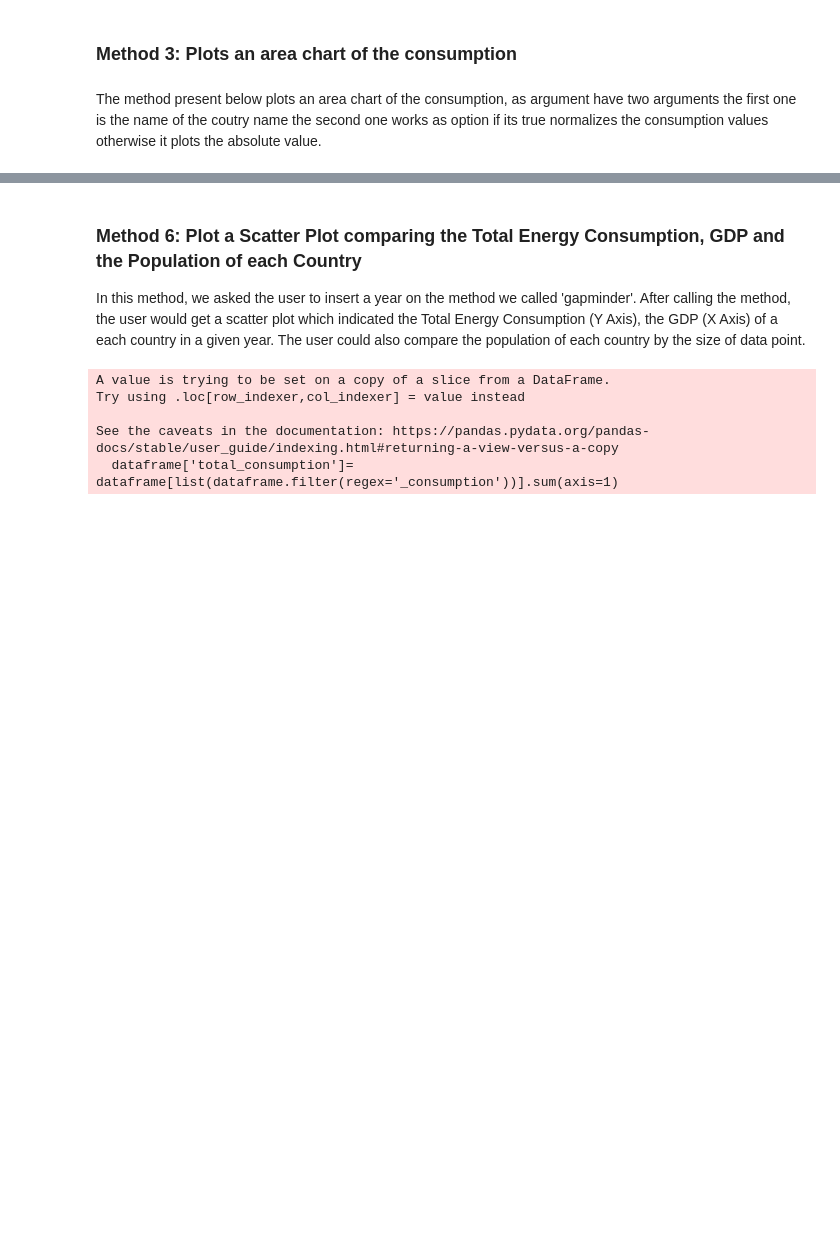
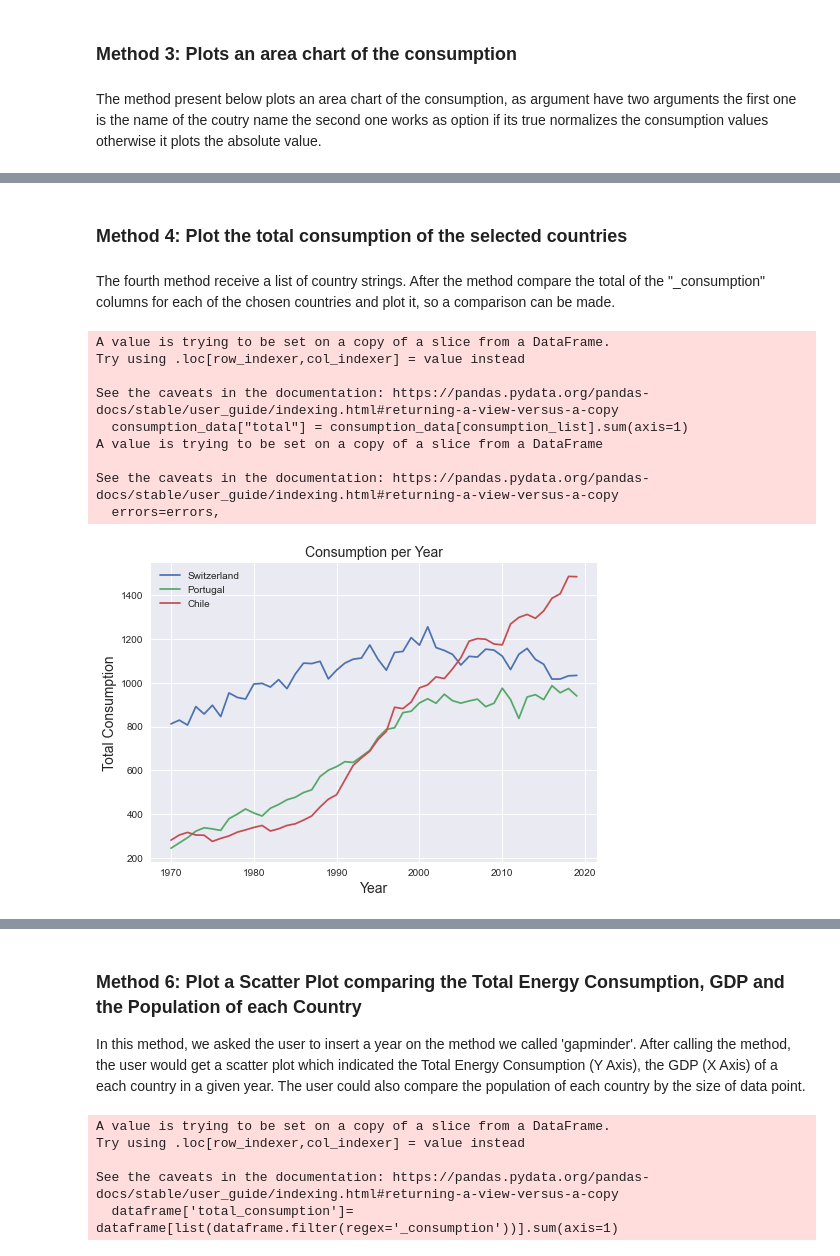
Before and after one commit to SouzaWander/Group_17, a Jupyter notebook: Notebook_Part.ipynb, the cells around one changed output, grey strips where cells are left out. Cells and saved outputs as stored; diff of their text form; code cells hidden in the pictures; blank space fills up the shorter version.

Commit message:
Adjusted the 4th method in energy_analysis.py and added method 4 and 5 to the notebook

```diff
--- a/Notebook_Part.ipynb
+++ b/Notebook_Part.ipynb
@@ -71,0 +72,17 @@ See the caveats in the documentation: https://pandas.pydata.org/pandas-docs/stab
+# %% [markdown]
+### Method 4: Plot the total consumption of the selected countries
+# %% [markdown]
+The fourth method receive a list of country strings. After the method compare the total of the "_consumption" columns for each of the chosen countries and plot it, so a comparison can be made.
+# %%
+object.consumption_country(["Switzerland", "Portugal", "Chile"])
+# %% [output]
+A value is trying to be set on a copy of a slice from a DataFrame.
+Try using .loc[row_indexer,col_indexer] = value instead
+
+See the caveats in the documentation: https://pandas.pydata.org/pandas-docs/stable/user_guide/indexing.html#returning-a-view-versus-a-copy
+  consumption_data["total"] = consumption_data[consumption_list].sum(axis=1)
+A value is trying to be set on a copy of a slice from a DataFrame
+
+See the caveats in the documentation: https://pandas.pydata.org/pandas-docs/stable/user_guide/indexing.html#returning-a-view-versus-a-copy
+  errors=errors,
+[figure, added]
```
Also changed, not shown: parts of 6 cells of this notebook, 1 other file.
